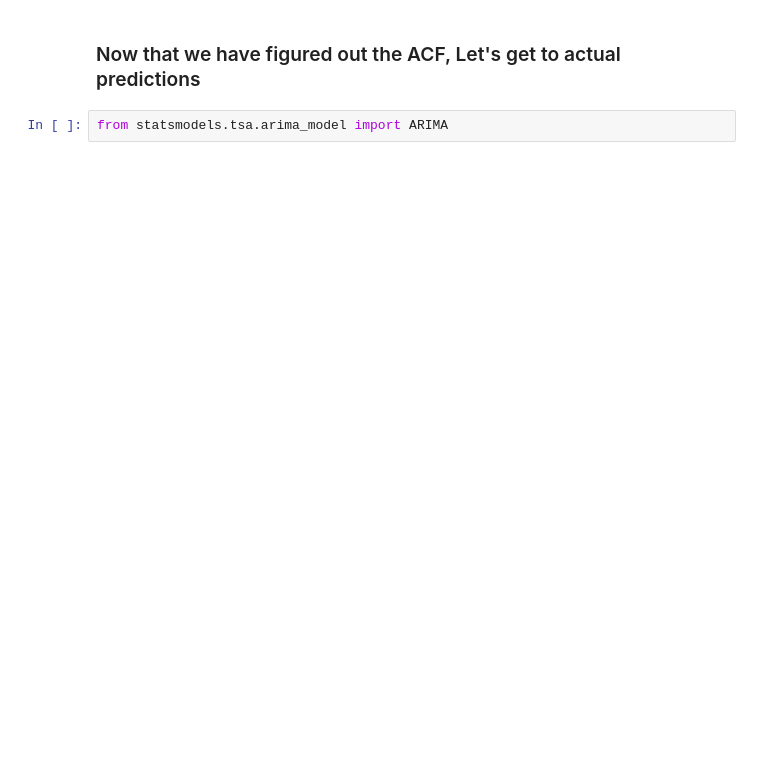
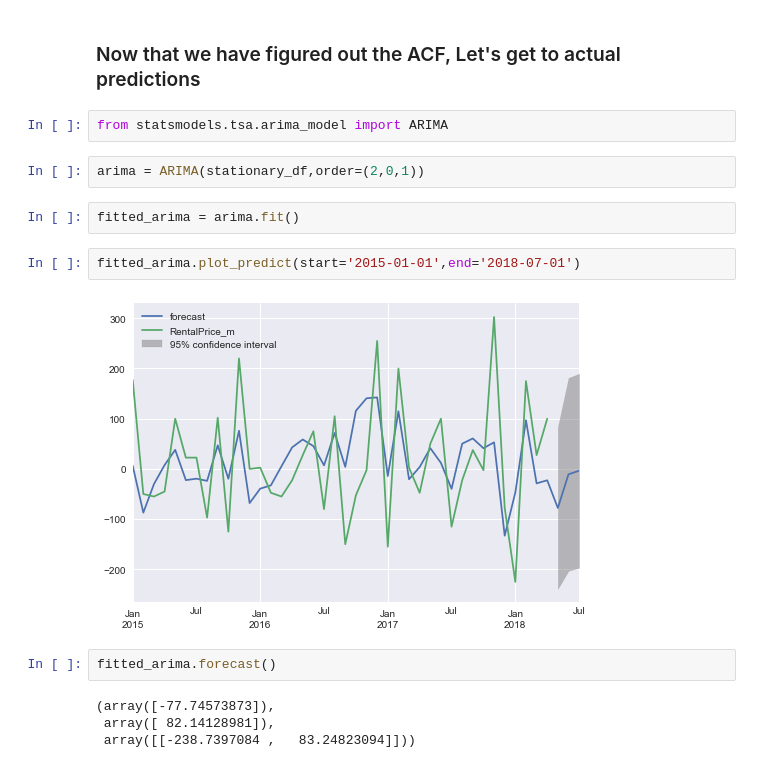
Before and after one commit to MichaelNormandyGavin/Zillow-Apartments, a Jupyter notebook: zillow_eda.ipynb, the cells around one changed output. Cells and saved outputs as stored; diff of their text form; blank space fills up the shorter version.

Commit message:
Introduced predictive ARIMA model

```diff
--- a/zillow_eda.ipynb
+++ b/zillow_eda.ipynb
@@ -535,3 +534,17 @@ autocorrelate(stationary_df,conf_int=True,lags=30)
 ### Now that we have figured out the ACF, Let's get to actual predictions
 # %%
 from statsmodels.tsa.arima_model import ARIMA
+# %%
+arima = ARIMA(stationary_df,order=(2,0,1))
+# %%
+fitted_arima = arima.fit()
+# %%
+fitted_arima.plot_predict(start='2015-01-01',end='2018-07-01')
+# %% [output]
+[figure, added]
+# %%
+fitted_arima.forecast()
+# %% [output]
+(array([-77.74573873]),
+ array([ 82.14128981]),
+ array([[-238.7397084 ,   83.24823094]]))
```
Also changed, not shown: parts of 5 cells of this notebook.
